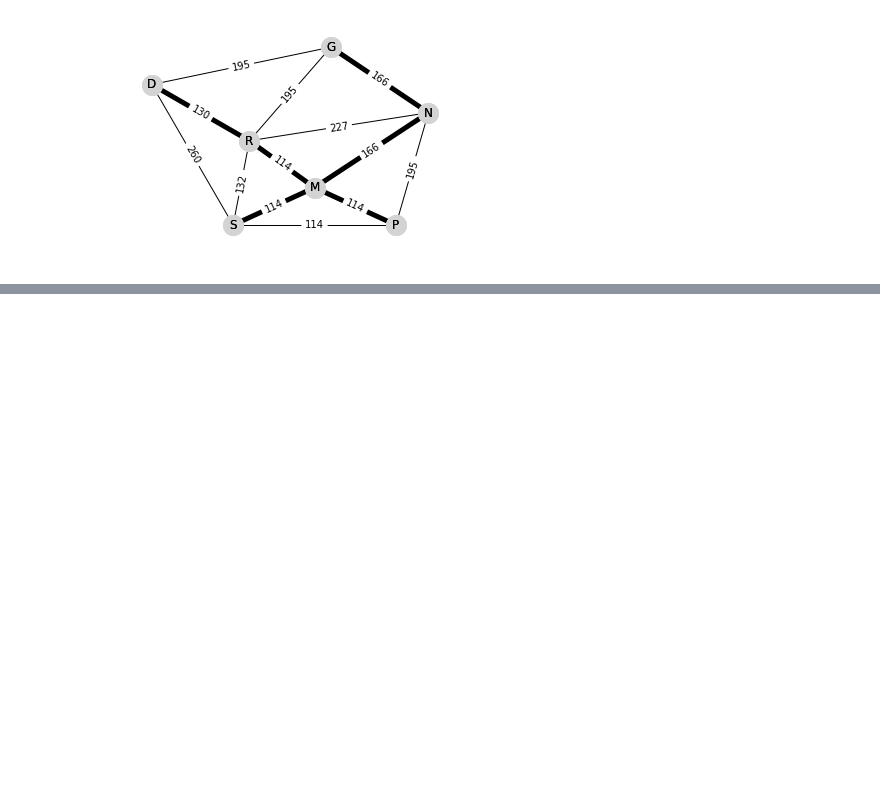
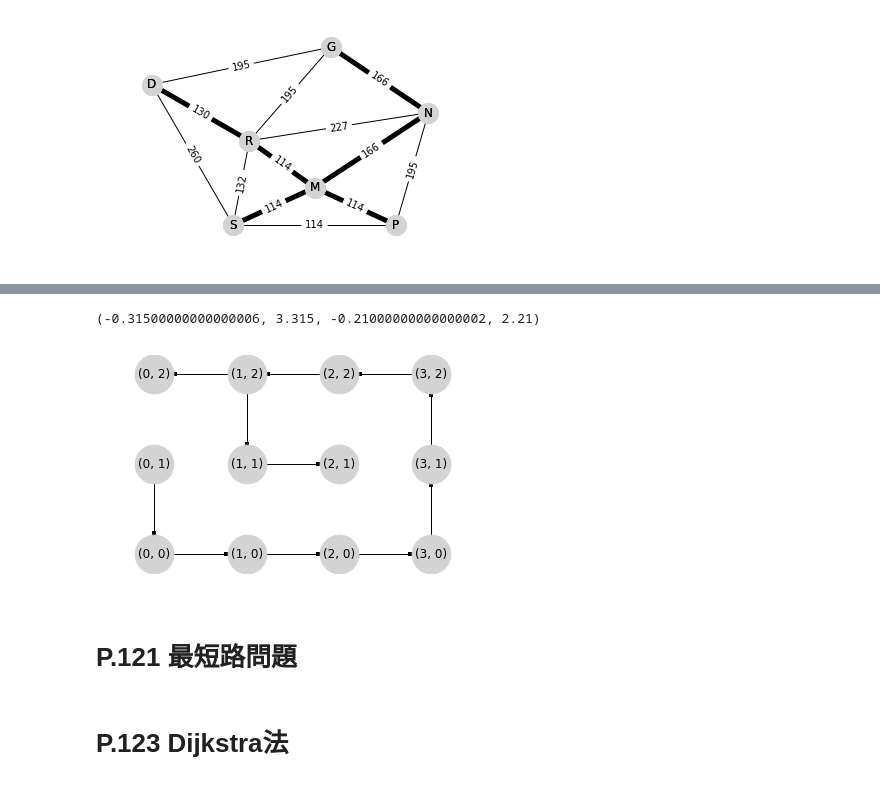
Before and after one commit to tetra00/python_numerical_optimization, a Jupyter notebook: Section4_GraphOptimiztion.ipynb, the cells around one changed output, grey strips where cells are left out. Cells and saved outputs as stored; diff of their text form; code cells hidden in the pictures; blank space fills up the shorter version.

```diff
--- a/Section4_GraphOptimiztion.ipynb
+++ b/Section4_GraphOptimiztion.ipynb
@@ -434,0 +147,29 @@ KeyboardInterrupt:
+# %%
+def dfs(G):
+    """
+    Graphに対するDepthFirstSearch(深さ優先探索)を行い
+    探索したEdge(u,v)を探索が完了した順に格納して返す
+    """
+
+    V = [v for v in G.nodes()]
+    start = V[0]
+
+    S = collections.deque([start]) # Stack
+    flagged = {v:False for v in G.nodes()}
+    T = [] # 通った枝のリスト
+
+    while len(S) != 0:
+        t = S[-1] # Stackの一番上を参照 ※取り出してはいない
+        flagged[t] = True
+        # print('Flagged', t)
+        # tに接続されたエッジのうち、逆側のノードが、まだ一度も通っていないモノを集める
+        edges = [(u,v) for (u,v) in G.edges(t) if not (flagged[v])]
+
+        if edges != []:
+            (u,v) = edges[0]
+            S.append(v)
+            T.append((u,v))
+            # print('Append', (u,v))
+        else:
+            S.pop()
+    return T
@@ -434,0 +185,13 @@ KeyboardInterrupt:
+# %%
+dfs_edges = dfs(G)
+DG = nx.DiGraph()
+DG.add_edges_from(dfs_edges)
+nx.draw_networkx(DG, edgelist=dfs_edges, pos=p, node_color='lightgrey', node_size=1500, with_labels=True)
+plt.axis('off')
+# %% [output]
+(-0.31500000000000006, 3.315, -0.21000000000000002, 2.21)
+[figure, added]
+# %% [markdown]
+# P.121 最短路問題
+# %% [markdown]
+# P.123 Dijkstra法
```
Also changed, not shown: parts of 29 cells of this notebook.
